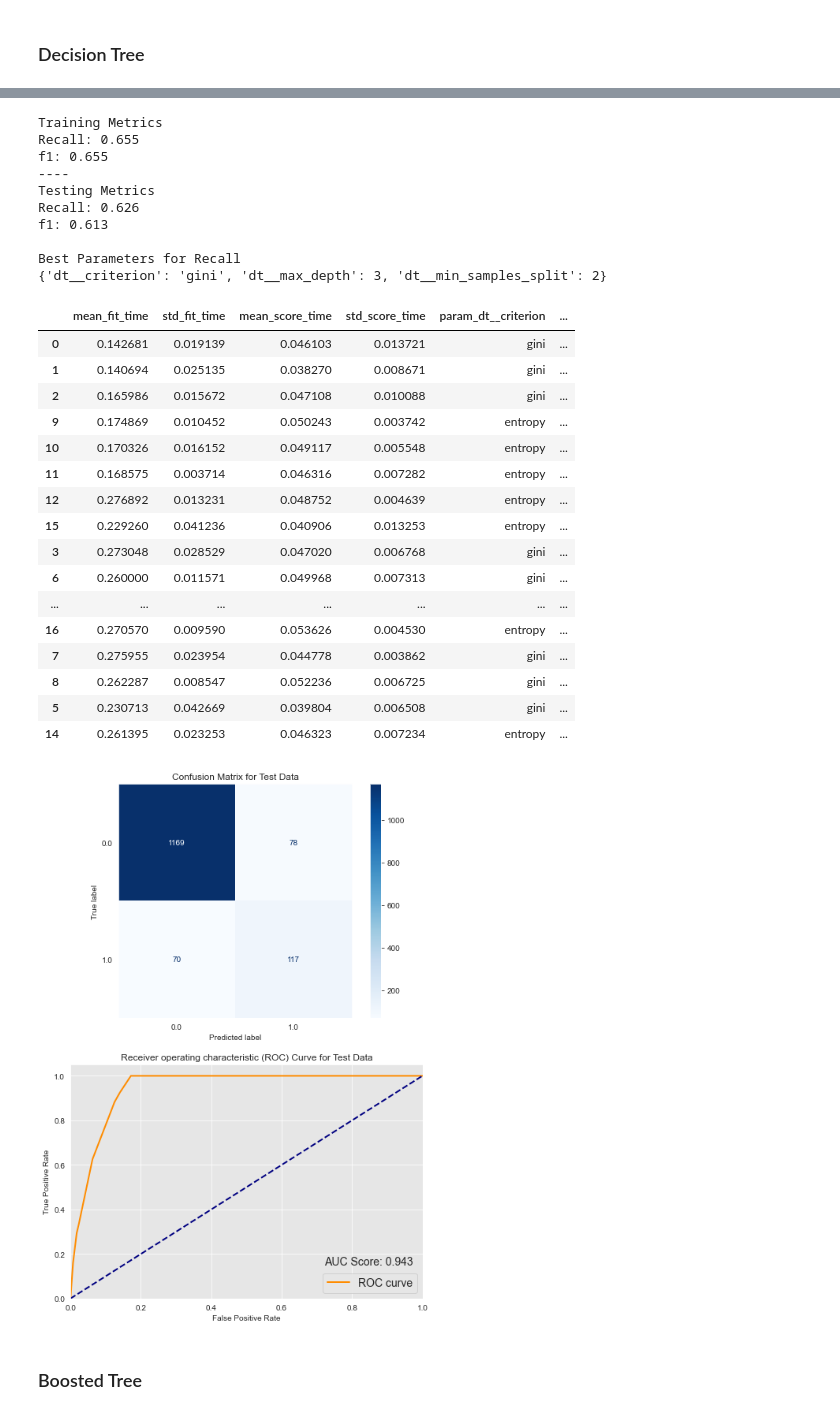
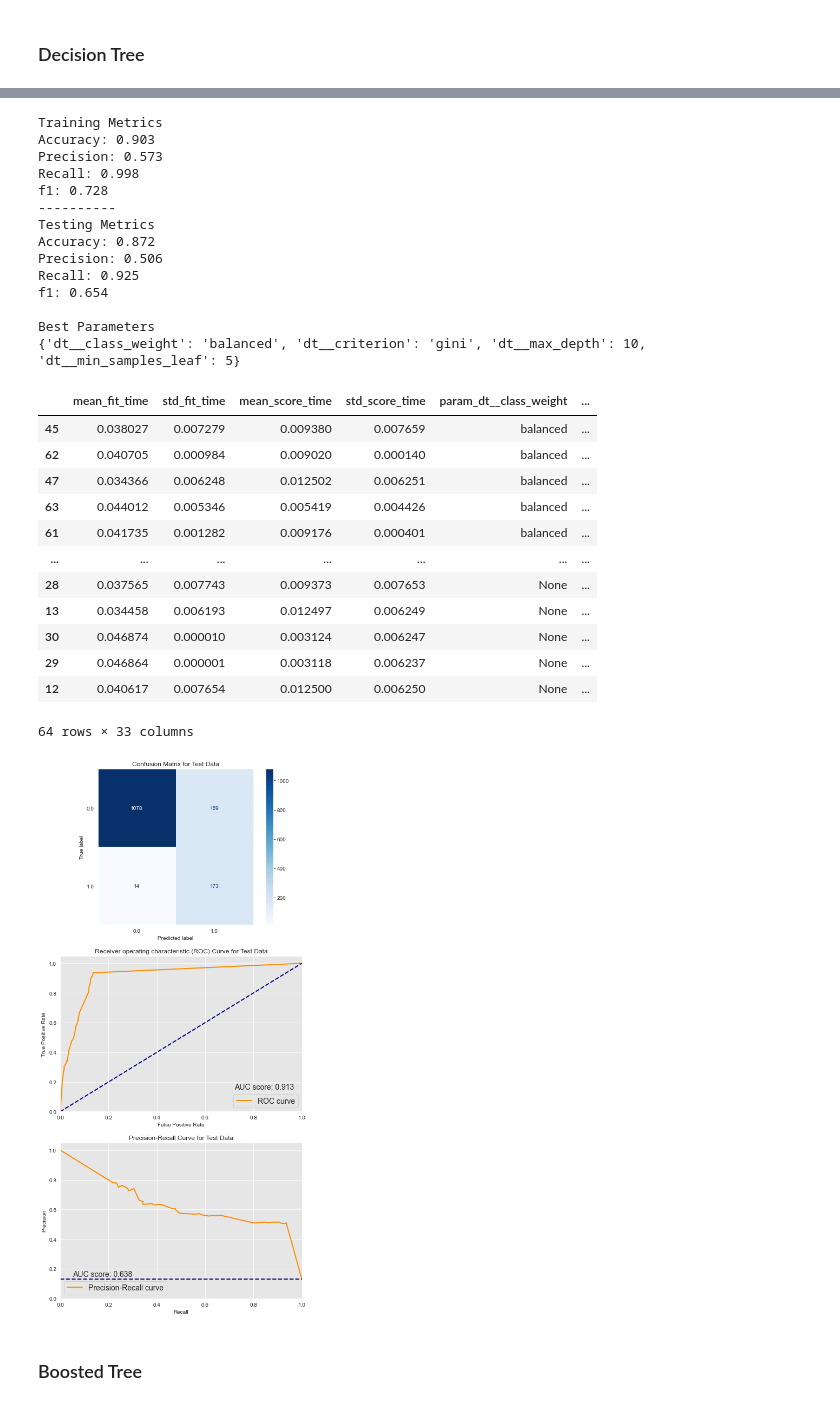
Before and after one commit to andrewwhitman/BirdConservation, a Jupyter notebook: notebooks/Andrew/02-Andrew-Modeling.ipynb, the cells around one changed output, grey strips where cells are left out. Saved outputs shown, nothing was run; the diff lists cells and outputs as text; code cells hidden in the pictures.

Commit message:
Update models and utils to include precision-recall curve

```diff
--- a/notebooks/Andrew/02-Andrew-Modeling.ipynb
+++ b/notebooks/Andrew/02-Andrew-Modeling.ipynb
@@ -226,7 +226,7 @@ dt_pipe = Pipeline([('preprocessor', preprocessor),
                    ('dt', DecisionTreeClassifier())])
 
 # relevant scoring metrics
-scoring_metrics = ('recall', 'f1')
+scoring_metrics = ('recall', 'precision', 'f1')
 
 # cross validation
 dt_cv = cross_validate(dt_pipe, X_train, y_train, scoring=scoring_metrics)
@@ -250,41 +254,42 @@ f1: 0.546
 # %%
 # decision tree param grid
-dt_grid = {'dt__max_depth': [3, 50, 100],
-          'dt__min_samples_split': [2, 5, 10],
-          'dt__criterion': ['gini', 'entropy']}
+dt_grid = {'dt__max_depth': [3, 4, 5, 10],
+          'dt__min_samples_leaf': [2, 5, 10, 20],
+          'dt__criterion': ['gini', 'entropy'],
+          'dt__class_weight': [None, 'balanced']}
 
-dt_gs = GridSearchCV(estimator=dt_pipe, param_grid=dt_grid, scoring=scoring_metrics, refit='recall')
+dt_gs = GridSearchCV(estimator=dt_pipe, param_grid=dt_grid, scoring=scoring_metrics, refit='f1')
 # %%
-evaluate(dt_gs, X_train, y_train, X_test, y_test, grid_search=True)
+dt_gs_results = evaluate(dt_gs, X_train, y_train, X_test, y_test, grid_search=True)
 # %% [output]
 Training Metrics
-Recall: 0.655
-f1: 0.655
-----
+Accuracy: 0.903
+Precision: 0.573
+Recall: 0.998
+f1: 0.728
+----------
 Testing Metrics
-Recall: 0.626
-f1: 0.613
+Accuracy: 0.872
+Precision: 0.506
+Recall: 0.925
+f1: 0.654
 
-Best Parameters for Recall
-{'dt__criterion': 'gini', 'dt__max_depth': 3, 'dt__min_samples_split': 2}
+Best Parameters
+{'dt__class_weight': 'balanced', 'dt__criterion': 'gini', 'dt__max_depth': 10, 'dt__min_samples_leaf': 5}
-|  | mean_fit_time | std_fit_time | mean_score_time | std_score_time | param_dt__criterion | ... |
-| 0 | 0.142681 | 0.019139 | 0.046103 | 0.013721 | gini | ... |
-| 1 | 0.140694 | 0.025135 | 0.038270 | 0.008671 | gini | ... |
-| 2 | 0.165986 | 0.015672 | 0.047108 | 0.010088 | gini | ... |
-| 9 | 0.174869 | 0.010452 | 0.050243 | 0.003742 | entropy | ... |
-| 10 | 0.170326 | 0.016152 | 0.049117 | 0.005548 | entropy | ... |
-| 11 | 0.168575 | 0.003714 | 0.046316 | 0.007282 | entropy | ... |
-| 12 | 0.276892 | 0.013231 | 0.048752 | 0.004639 | entropy | ... |
-| 15 | 0.229260 | 0.041236 | 0.040906 | 0.013253 | entropy | ... |
-| 3 | 0.273048 | 0.028529 | 0.047020 | 0.006768 | gini | ... |
-| 6 | 0.260000 | 0.011571 | 0.049968 | 0.007313 | gini | ... |
+|  | mean_fit_time | std_fit_time | mean_score_time | std_score_time | param_dt__class_weight | ... |
+| 45 | 0.038027 | 0.007279 | 0.009380 | 0.007659 | balanced | ... |
+| 62 | 0.040705 | 0.000984 | 0.009020 | 0.000140 | balanced | ... |
+| 47 | 0.034366 | 0.006248 | 0.012502 | 0.006251 | balanced | ... |
+| 63 | 0.044012 | 0.005346 | 0.005419 | 0.004426 | balanced | ... |
+| 61 | 0.041735 | 0.001282 | 0.009176 | 0.000401 | balanced | ... |
 | ... | ... | ... | ... | ... | ... | ... |
-| 16 | 0.270570 | 0.009590 | 0.053626 | 0.004530 | entropy | ... |
-| 7 | 0.275955 | 0.023954 | 0.044778 | 0.003862 | gini | ... |
-| 8 | 0.262287 | 0.008547 | 0.052236 | 0.006725 | gini | ... |
-| 5 | 0.230713 | 0.042669 | 0.039804 | 0.006508 | gini | ... |
-| 14 | 0.261395 | 0.023253 | 0.046323 | 0.007234 | entropy | ... |
+| 28 | 0.037565 | 0.007743 | 0.009373 | 0.007653 | None | ... |
+| 13 | 0.034458 | 0.006193 | 0.012497 | 0.006249 | None | ... |
+| 30 | 0.046874 | 0.000010 | 0.003124 | 0.006247 | None | ... |
+| 29 | 0.046864 | 0.000001 | 0.003118 | 0.006237 | None | ... |
+| 12 | 0.040617 | 0.007654 | 0.012500 | 0.006250 | None | ... |
+64 rows × 33 columns
-[figure, old version]
+[figure, new version]
 # %% [markdown]
 ### Boosted Tree
 # %%
```
Also changed, not shown: parts of 8 cells of this notebook, 1 other file.
